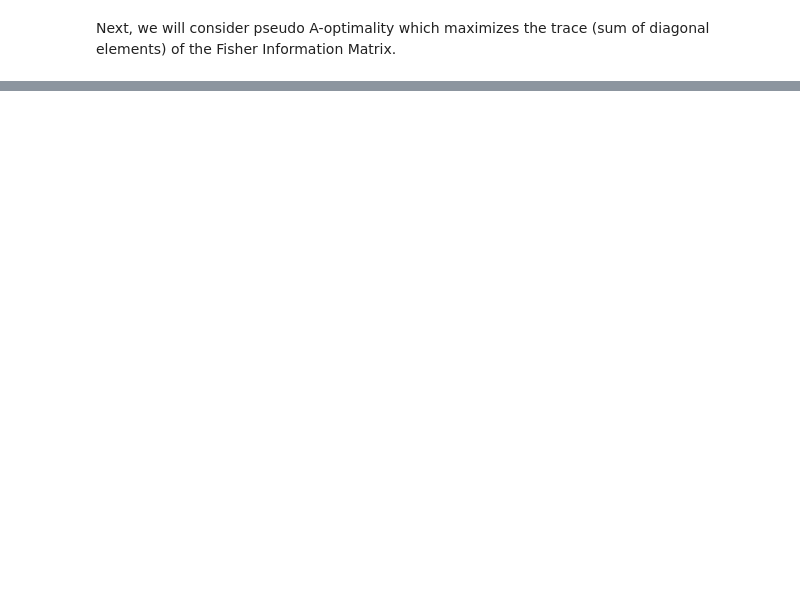
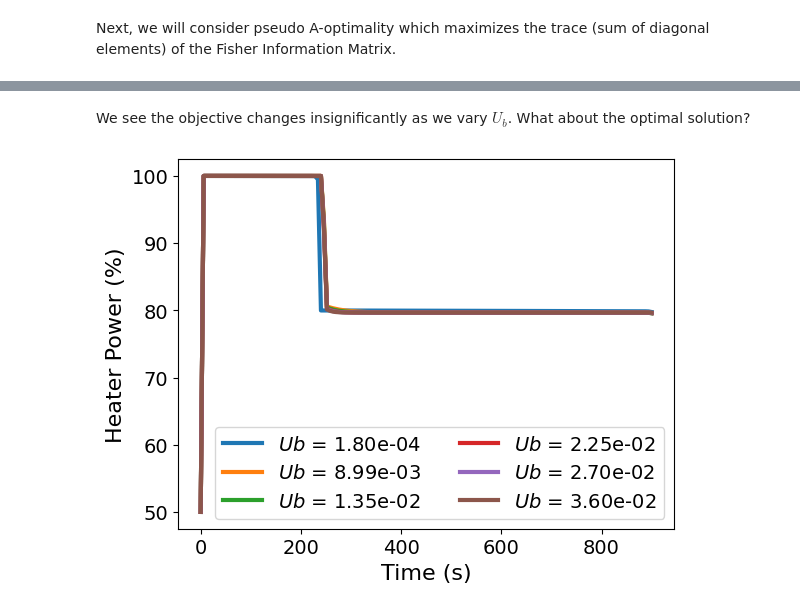
Before and after one commit to slilonfe5/pyomo-doe, a Jupyter notebook: notebooks/doe_optimize_pseudo_A.ipynb, the cells around one changed output, grey strips where cells are left out. Cells and saved outputs as stored; diff of their text form; code cells hidden in the pictures; blank space fills up the shorter version.

```diff
--- a/notebooks/doe_optimize_pseudo_A.ipynb
+++ b/notebooks/doe_optimize_pseudo_A.ipynb
@@ -375,0 +323,11 @@ Now to be pragmatic. What should we do with this information? Here are some sugg
+# %% [markdown]
+We see the objective changes insignificantly as we vary $U_b$. What about the optimal solution?
+# %%
+for i, v in enumerate(param_values):
+    plt.plot(tc_data.time, u_solutions[i, :], label=f'${HIGHEST_UNCERTAINTY_PARAM}$ = {v:0.2e}')
+plt.legend(ncol=2, loc='best')
+plt.xlabel('Time (s)')
+plt.ylabel('Heater Power (%)')
+plt.show()
+# %% [output]
+[figure, added]
```
Also changed, not shown: parts of 58 cells of this notebook.
